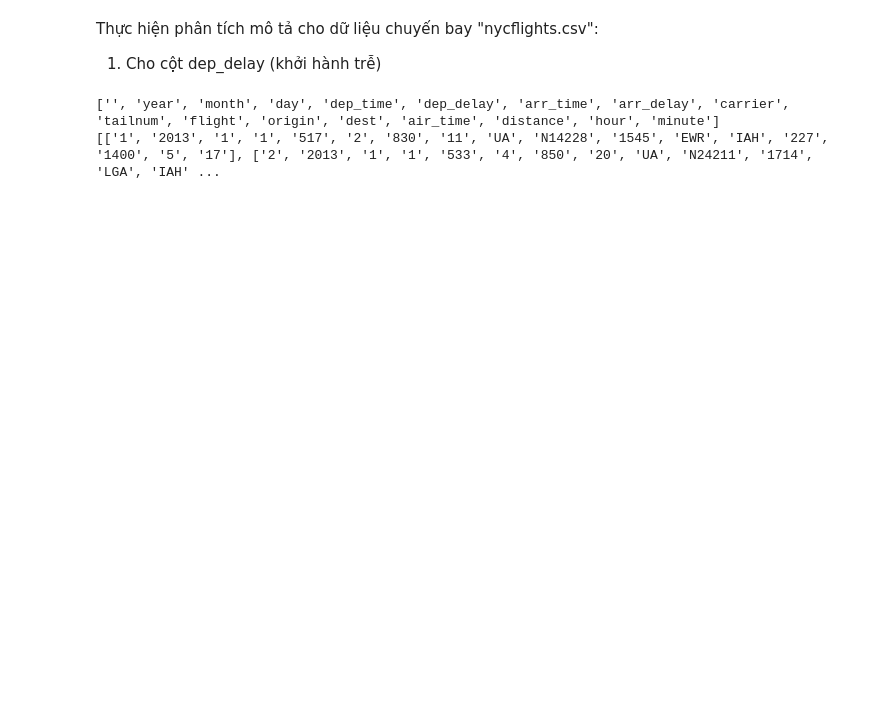
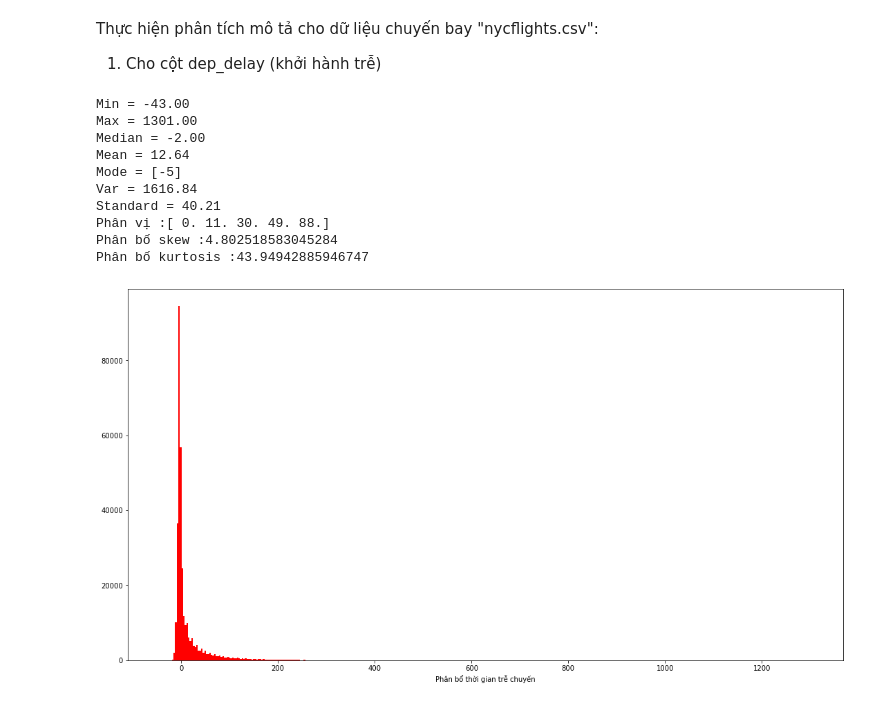
Before and after one commit to Hoanpc777/Python1, a Jupyter notebook: B7/[DS03]_[4.1]_[PhanCongHoan].ipynb, the cells around one changed output. Saved outputs shown, nothing was run; the diff lists cells and outputs as text; code cells hidden in the pictures; blank space fills up the shorter version.

```diff
--- a/B7/[DS03]_[4.1]_[PhanCongHoan].ipynb
+++ b/B7/[DS03]_[4.1]_[PhanCongHoan].ipynb
@@ -8,10 +4,51 @@ from scipy import stats
-# %%
-with open('flight-data/nycflights.csv','r',encoding='utf8') as f:
-    file = csv.reader(f)
-    title = next(file)
-    data = [i for i in file]
-print(title)
-print(data[0:10])
-# %% [output]
-['', 'year', 'month', 'day', 'dep_time', 'dep_delay', 'arr_time', 'arr_delay', 'carrier', 'tailnum', 'flight', 'origin', 'dest', 'air_time', 'distance', 'hour', 'minute']
-[['1', '2013', '1', '1', '517', '2', '830', '11', 'UA', 'N14228', '1545', 'EWR', 'IAH', '227', '1400', '5', '17'], ['2', '2013', '1', '1', '533', '4', '850', '20', 'UA', 'N24211', '1714', 'LGA', 'IAH' ...
+# %%
+import numpy as np, csv
+from matplotlib import pyplot as plt
+from scipy import stats
+def question(x):
+    min = np.min(x)
+    max = np.max(x)
+    mean = np.mean(x)
+    median = np.median(x)
+    value,ind = np.unique(x,return_counts=True)
+    mode = value[np.where(ind==np.max(ind))]
+    var = np.var(x)
+    standard = np.std(x)
+    return f'Min = {min:.2f}\nMax = {max:.2f}\nMedian = {median:.2f}\nMean = {mean:.2f}\nMode = {list(mode)}\nVar = {var:.2f}\nStandard = {standard:.2f}'
+def mode(x):
+    h = np.histogram(x, bins=50)
+    counts, bins = h
+    mode_idx = np.argmax(counts)
+    return np.mean([bins[mode_idx], bins[mode_idx+1]])
+# %%
+file = np.genfromtxt(r'C:\Users\Hoanpc.TSTDESK01\Desktop\Python\B7\flight-data\nycflights.csv',encoding='utf-8', delimiter=',',dtype=str)
+title = file[0,:]
+data = file[1:,:]
+def delay():
+    index_dep_delay = np.where(title=='"dep_delay"')[0][0]
+    dep_delay = data[:,index_dep_delay]
+    delay = dep_delay[np.where(dep_delay!= 'NA')].astype(int)
+    print(question(delay))
+    #Phân vị
+    print(f'Phân vị :{np.quantile(delay, [0.6,0.75,0.85,0.90,0.95])}')
+    #Dạng phân bố
+    print(f'Phân bố skew :{stats.skew(delay)}')
+    print(f'Phân bố kurtosis :{stats.kurtosis(delay)}')
+    #Khuynh hướng tập trung
+    fig, ax = plt.subplots(figsize=(15,8),constrained_layout=True)
+    ax.hist(delay, bins=400, color='red')
+    ax.set_xlabel("Phân bổ thời gian trễ chuyến")
+    plt.autoscale()
+    plt.show()
+# %% [output]
+Min = -43.00
+Max = 1301.00
+Median = -2.00
+Mean = 12.64
+Mode = [-5]
+Var = 1616.84
+Standard = 40.21
+Phân vị :[ 0. 11. 30. 49. 88.]
+Phân bố skew :4.802518583045284
+Phân bố kurtosis :43.94942885946747
+[figure, added]
```
Also changed, not shown: parts of 8 cells of this notebook.
